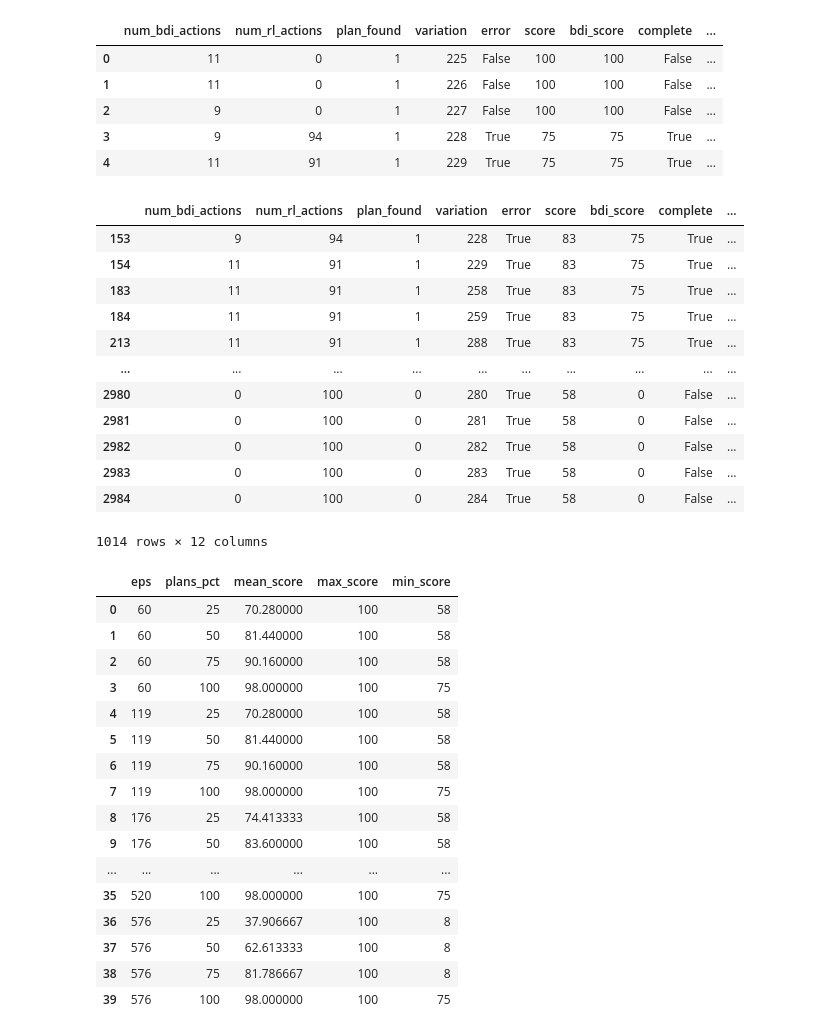
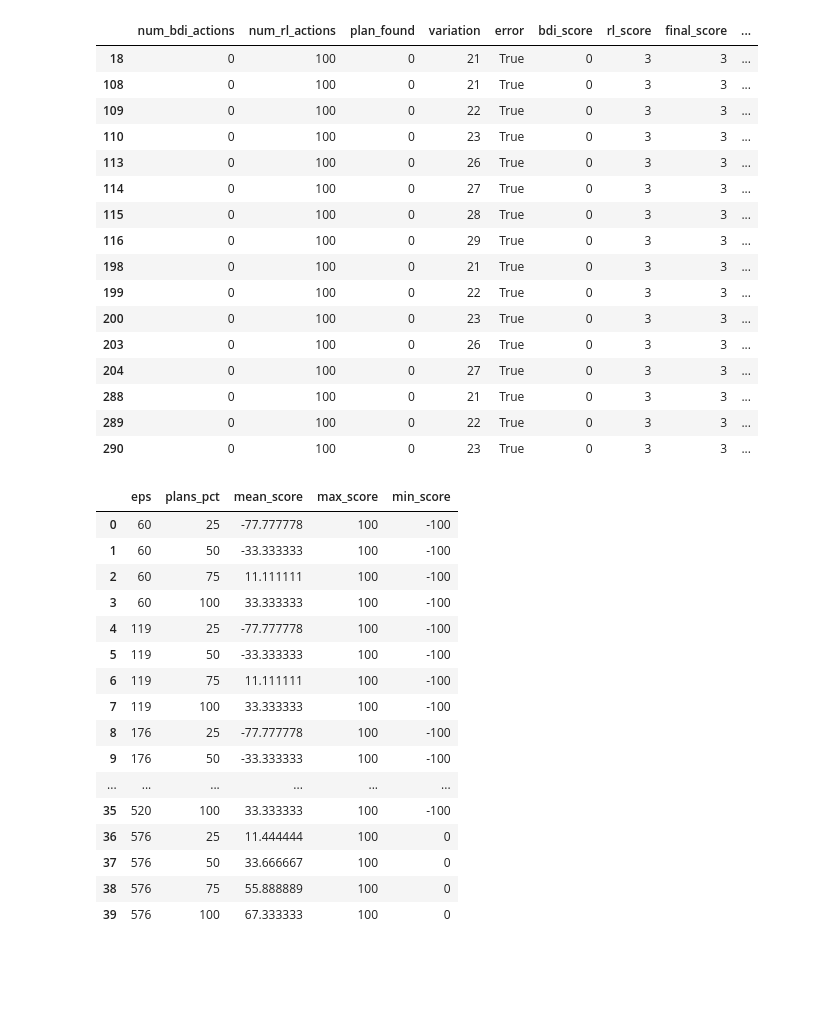
Before and after one commit to yukioichida/bdi-latent-space, a Jupyter notebook: notebooks/results_analysis.ipynb, the cells around one changed output. Cells and saved outputs as stored; diff of their text form; code cells hidden in the pictures; blank space fills up the shorter version.

Commit message:
zero_plans

```diff
--- a/notebooks/results_analysis.ipynb
+++ b/notebooks/results_analysis.ipynb
@@ -4,57 +4,54 @@ from os import listdir
 from os.path import isfile, join
 import re
 
-results_df = pd.read_csv("../results_melt.csv")
+results_df = pd.read_csv("../results/results_melt.csv")
 # TODO ajustar dps o script
 results_df.loc[results_df["plans_pct"] == 1, "plans_pct"] = 100
 results_df.loc[results_df["plans_pct"] == 2, "plans_pct"] = 25
 results_df.loc[results_df["plans_pct"] == 5, "plans_pct"] = 50
 results_df.loc[results_df["plans_pct"] == 7, "plans_pct"] = 75
-# %% [output]
-|  | num_bdi_actions | num_rl_actions | plan_found | variation | error | score | bdi_score | complete | ... |
-| 0 | 11 | 0 | 1 | 225 | False | 100 | 100 | False | ... |
-| 1 | 11 | 0 | 1 | 226 | False | 100 | 100 | False | ... |
-| 2 | 9 | 0 | 1 | 227 | False | 100 | 100 | False | ... |
-| 3 | 9 | 94 | 1 | 228 | True | 75 | 75 | True | ... |
-| 4 | 11 | 91 | 1 | 229 | True | 75 | 75 | True | ... |
 # %%
-results_df[results_df['bdi_score'] < results_df['score']]
+results_df[results_df['bdi_score'] < results_df['final_score']]
 # %% [output]
-|  | num_bdi_actions | num_rl_actions | plan_found | variation | error | score | bdi_score | complete | ... |
-| 153 | 9 | 94 | 1 | 228 | True | 83 | 75 | True | ... |
-| 154 | 11 | 91 | 1 | 229 | True | 83 | 75 | True | ... |
-| 183 | 11 | 91 | 1 | 258 | True | 83 | 75 | True | ... |
-| 184 | 11 | 91 | 1 | 259 | True | 83 | 75 | True | ... |
-| 213 | 11 | 91 | 1 | 288 | True | 83 | 75 | True | ... |
-| ... | ... | ... | ... | ... | ... | ... | ... | ... | ... |
-| 2980 | 0 | 100 | 0 | 280 | True | 58 | 0 | False | ... |
-| 2981 | 0 | 100 | 0 | 281 | True | 58 | 0 | False | ... |
-| 2982 | 0 | 100 | 0 | 282 | True | 58 | 0 | False | ... |
-| 2983 | 0 | 100 | 0 | 283 | True | 58 | 0 | False | ... |
-| 2984 | 0 | 100 | 0 | 284 | True | 58 | 0 | False | ... |
+|  | num_bdi_actions | num_rl_actions | plan_found | variation | error | bdi_score | rl_score | final_score | ... |
+| 18 | 0 | 100 | 0 | 21 | True | 0 | 3 | 3 | ... |
+| 108 | 0 | 100 | 0 | 21 | True | 0 | 3 | 3 | ... |
+| 109 | 0 | 100 | 0 | 22 | True | 0 | 3 | 3 | ... |
+| 110 | 0 | 100 | 0 | 23 | True | 0 | 3 | 3 | ... |
+| 113 | 0 | 100 | 0 | 26 | True | 0 | 3 | 3 | ... |
+| 114 | 0 | 100 | 0 | 27 | True | 0 | 3 | 3 | ... |
+| 115 | 0 | 100 | 0 | 28 | True | 0 | 3 | 3 | ... |
+| 116 | 0 | 100 | 0 | 29 | True | 0 | 3 | 3 | ... |
+| 198 | 0 | 100 | 0 | 21 | True | 0 | 3 | 3 | ... |
+| 199 | 0 | 100 | 0 | 22 | True | 0 | 3 | 3 | ... |
+| 200 | 0 | 100 | 0 | 23 | True | 0 | 3 | 3 | ... |
+| 203 | 0 | 100 | 0 | 26 | True | 0 | 3 | 3 | ... |
+| 204 | 0 | 100 | 0 | 27 | True | 0 | 3 | 3 | ... |
+| 288 | 0 | 100 | 0 | 21 | True | 0 | 3 | 3 | ... |
+| 289 | 0 | 100 | 0 | 22 | True | 0 | 3 | 3 | ... |
+| 290 | 0 | 100 | 0 | 23 | True | 0 | 3 | 3 | ... |
-1014 rows × 12 columns
 # %%
-plots_df = results_df[['score', 'eps', 'plans_pct']]
-plots_df = plots_df.groupby(['eps', 'plans_pct']).agg(mean_score = ('score', 'mean'), max_score=('score', 'max'), min_score=('score', 'min')).reset_index()
+plots_df = results_df[['final_score', 'eps', 'plans_pct']]
+plots_df = plots_df.groupby(['eps', 'plans_pct']).agg(mean_score = ('final_score', 'mean'), max_score=('final_score', 'max'), min_score=('final_score', 'min')).reset_index()
 plots_df
 # %% [output]
 |  | eps | plans_pct | mean_score | max_score | min_score |
-| 0 | 60 | 25 | 70.280000 | 100 | 58 |
-| 1 | 60 | 50 | 81.440000 | 100 | 58 |
-| 2 | 60 | 75 | 90.160000 | 100 | 58 |
-| 3 | 60 | 100 | 98.000000 | 100 | 75 |
-| 4 | 119 | 25 | 70.280000 | 100 | 58 |
-| 5 | 119 | 50 | 81.440000 | 100 | 58 |
-| 6 | 119 | 75 | 90.160000 | 100 | 58 |
-| 7 | 119 | 100 | 98.000000 | 100 | 75 |
-| 8 | 176 | 25 | 74.413333 | 100 | 58 |
-| 9 | 176 | 50 | 83.600000 | 100 | 58 |
+| 0 | 60 | 25 | -77.777778 | 100 | -100 |
+| 1 | 60 | 50 | -33.333333 | 100 | -100 |
+| 2 | 60 | 75 | 11.111111 | 100 | -100 |
+| 3 | 60 | 100 | 33.333333 | 100 | -100 |
+| 4 | 119 | 25 | -77.777778 | 100 | -100 |
+| 5 | 119 | 50 | -33.333333 | 100 | -100 |
+| 6 | 119 | 75 | 11.111111 | 100 | -100 |
+| 7 | 119 | 100 | 33.333333 | 100 | -100 |
+| 8 | 176 | 25 | -77.777778 | 100 | -100 |
+| 9 | 176 | 50 | -33.333333 | 100 | -100 |
 | ... | ... | ... | ... | ... | ... |
-| 35 | 520 | 100 | 98.000000 | 100 | 75 |
-| 36 | 576 | 25 | 37.906667 | 100 | 8 |
-| 37 | 576 | 50 | 62.613333 | 100 | 8 |
-| 38 | 576 | 75 | 81.786667 | 100 | 8 |
-| 39 | 576 | 100 | 98.000000 | 100 | 75 |
+| 35 | 520 | 100 | 33.333333 | 100 | -100 |
+| 36 | 576 | 25 | 11.444444 | 100 | 0 |
+| 37 | 576 | 50 | 33.666667 | 100 | 0 |
+| 38 | 576 | 75 | 55.888889 | 100 | 0 |
+| 39 | 576 | 100 | 67.333333 | 100 | 0 |
 # %%
 import plotly.graph_objects as go
 import numpy as np
```
Also changed, not shown: 3 other files.
